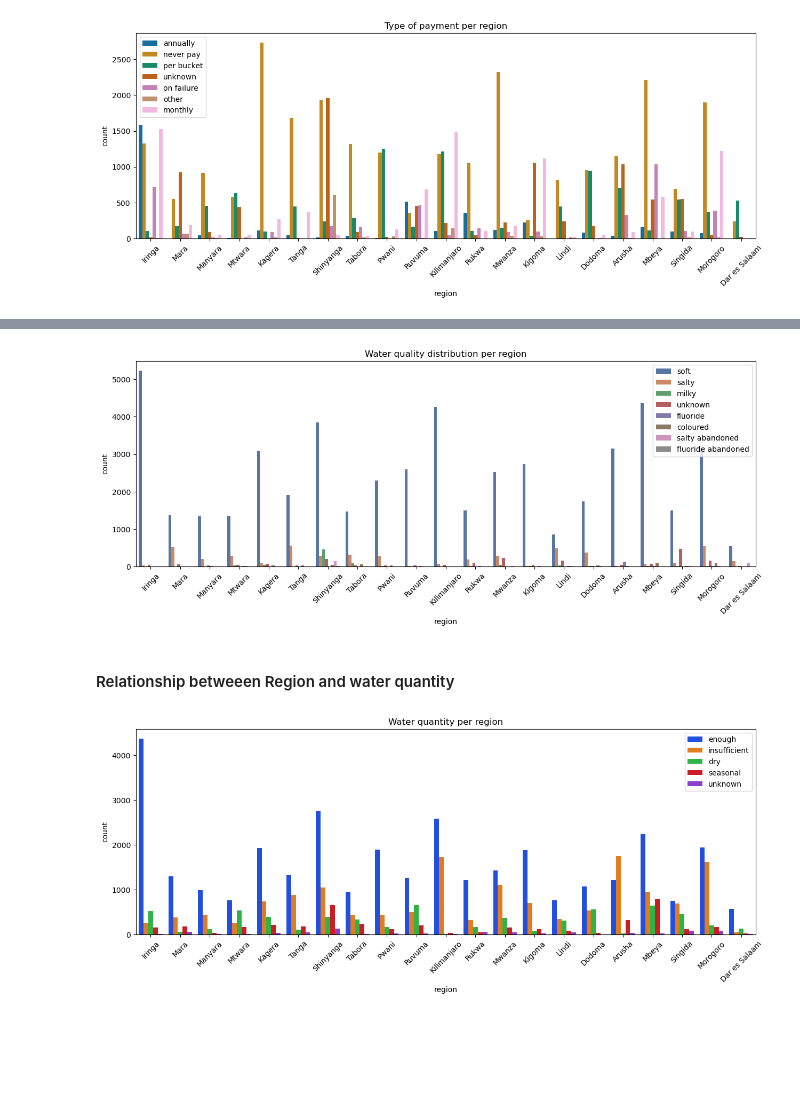
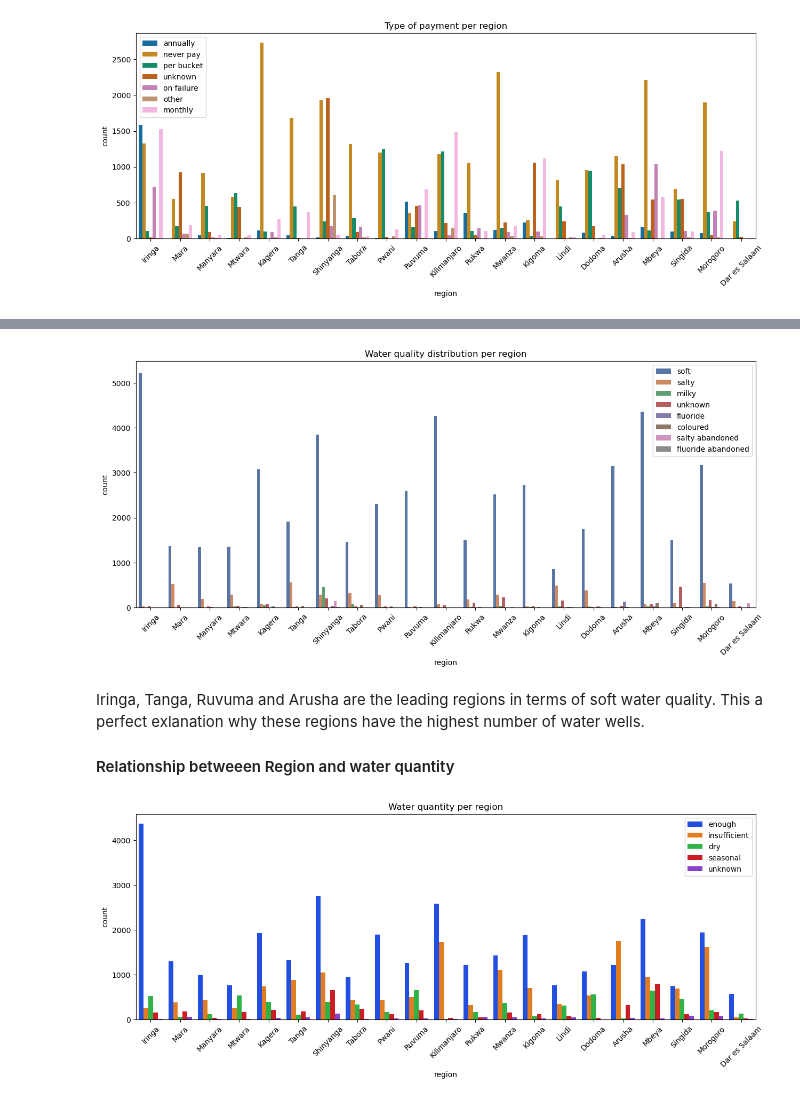
Before and after one commit to dev-ezzy/Classification-model, a Jupyter notebook: index.ipynb, the cells around one changed output, grey strips where cells are left out. Saved outputs shown, nothing was run; the diff lists cells and outputs as text; code cells hidden in the pictures; blank space fills up the shorter version.

```diff
--- a/index.ipynb
+++ b/index.ipynb
@@ -1013,14 +1023,15 @@ plt.show();
 # %%
-plt.figure(figsize=(15, 5))
+plt.figure(figsize=(15, 6))
 sns.countplot(x= "region", hue = "water_quality", data= complete_data, palette= "deep")
 plt.xticks(rotation = 45);
 plt.legend(loc= "best")
 plt.title("Water quality distribution per region")
 plt.show();
 # %% [output]
-[figure, old version]
+[figure, new version]
-# %% [markdown]
-#### Relationship betweeen Region and water quantity
+# %% [markdown]
+Iringa, Tanga, Ruvuma and Arusha are the leading regions in terms of soft water quality. This a perfect exlanation why these regions have the highest number of water wells.
+#### Relationship betweeen Region and water quantity
 # %%
 plt.figure(figsize=(15, 5))
 sns.countplot(x= "region", hue = "quantity", data= complete_data, palette= "bright")
```
Also changed, not shown: parts of 31 cells of this notebook.
